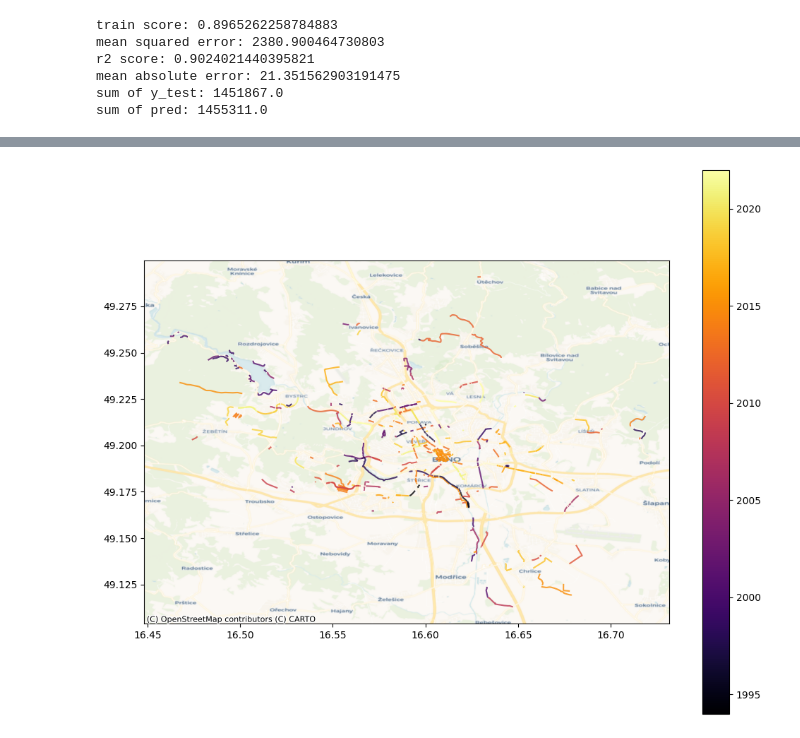
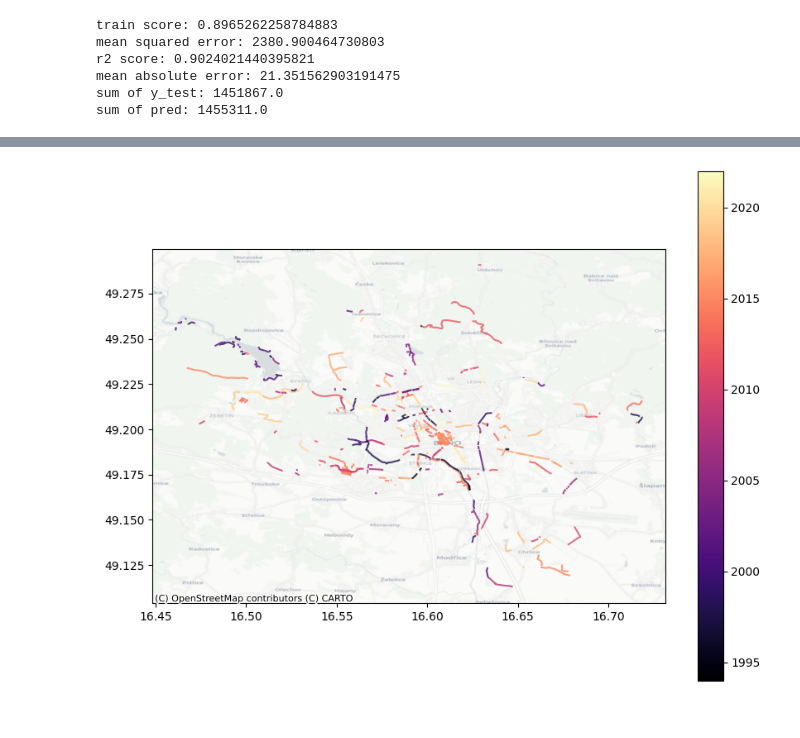
Before and after one commit to matousidc/data_handling, a Jupyter notebook: projekt3.ipynb, the cells around one changed output, grey strips where cells are left out. Cells and saved outputs as stored; diff of their text form; code cells hidden in the pictures.

Commit message:
clustering

```diff
--- a/projekt3.ipynb
+++ b/projekt3.ipynb
@@ -265,3 +220,10 @@ geo_dpnk.head()
 | 2 | 3 | 3516.0 | 10 | 17 | 10 | 49 | 14.0 | {56988C51-BD9B-4AC1-806F-C5DF0CD3... | 0.000821 | ... |
 | 3 | 4 | 4168.0 | 2 | 4 | 2 | 7 | 38.0 | {9A89DC54-871A-47C8-B35F-F5E2AD66... | 0.001342 | ... |
 | 4 | 5 | 4169.0 | 1 | 1 | 1 | 18 | 11.0 | {6245952B-3ADC-4983-A9D6-D3BB6BE6... | 0.000630 | ... |
+# %%
+# ##################################
+# clustering by number of cyclists per road, sum of all years , df = geo_dpnk
+ww = pd.concat([geo_dpnk['centroid'].x, geo_dpnk['centroid'].y], axis=1)
+kmeans = KMeans(n_clusters=8, n_init='auto').fit(ww)
+geo_dpnk['kmeans'] = kmeans.predict(ww)
+geo_dpnk.head()
@@ -267,0 +237,5 @@ geo_dpnk.head()
+# %%
+fig, ax = plt.subplots(figsize=(12,10))
+geo_dpnk =  geo_dpnk.set_geometry('centroid') # chosing to plot centroids
+geo_dpnk.plot(markersize=0.6, ax=ax, column='kmeans', cmap='tab10')
+ctx.add_basemap(ax, crs=joined.crs.to_string(), source=ctx.providers.CartoDB.Positron) #OpenStreetMap.Mapnik # Stamen.Tonerlite
@@ -267,0 +254,10 @@ geo_dpnk.head()
+# %%
+# ##################################################################################
+# joining datasets together, needed to change CRS to metres and then back
+geo_dpnk['geometry'] = geo_dpnk['geometry'].to_crs(crs=3857)
+geo_roads['geometry'] = geo_roads['geometry'].to_crs(crs=3857)
+joined = geopandas.sjoin_nearest(geo_roads, geo_dpnk, distance_col='distance', how='left')
+joined['geometry'] = geo_roads['geometry'].to_crs(crs=4326)
+geo_dpnk['geometry'] = geo_dpnk['geometry'].to_crs(crs=4326)
+geo_roads['geometry'] = geo_roads['geometry'].to_crs(crs=4326)
+joined.iloc[6:].head()
@@ -267,0 +287,11 @@ geo_dpnk.head()
+# %%
+fig, ax = plt.subplots(1,1, figsize=(10,8))
+# geo_roads.plot(ax=ax, column='rok_realizace', alpha=0.8, label='cykloopatreni', legend=True, cmap='magma')
+# geo_roads['centroid'].plot(ax=ax, color='tab:red', markersize=6, label='centroids')
+# geo_roads['centroid'][geo_roads['rok_realizace'] > 2018].plot(ax=ax, color='tab:red', markersize=6, label='centroids')
+joined[joined['ObjectId'] == 6].plot(ax=ax, color='tab:red')
+# geo_roads[geo_roads['ObjectId'] == 6].plot(ax=ax, color='tab:blue', ls=':', markersize=20)
+# geo_roads[geo_roads['ObjectId'].isin([6])].plot(ax=ax, color='tab:blue', ls=':', markersize=20)
+xx = joined['GID_ROAD'][joined['ObjectId'] == 6]
+geo_dpnk[geo_dpnk['GID_ROAD'].isin(xx)].plot(ax=ax, column='GID_ROAD', cmap='tab10')
+ctx.add_basemap(ax, crs=joined.crs.to_string(), source=ctx.providers.CartoDB.Positron) #OpenStreetMap.Mapnik # Stamen.Tonerlite
@@ -268,10 +300,10 @@ geo_dpnk.head()
 # %%
-fig, ax = plt.subplots(1,1, figsize=(12,10))
+fig, ax = plt.subplots(1,1, figsize=(10,8))
 # geo_roads['geometry'].plot(ax=ax, color='tab:blue', alpha=0.8, label='cykloopatreni') # color='tab:blue'
-plt.set_cmap('inferno')
-geo_roads.plot(ax=ax, column='rok_realizace', alpha=0.8, label='cykloopatreni', legend=True)
+geo_roads.plot(ax=ax, column='rok_realizace', alpha=0.8, label='cykloopatreni', legend=True, cmap='magma')
 # geo_roads['centroid'].plot(ax=ax, color='tab:red', markersize=6, label='centroids')
+# geo_roads['centroid'][geo_roads['rok_realizace'] > 2018].plot(ax=ax, color='tab:red', markersize=6, label='centroids')
 # geo_dpnk['centroid'].plot(ax=ax, color='tab:green', markersize=2, label='centroids')
-ctx.add_basemap(ax, crs=geo_roads.crs.to_string(), source=ctx.providers.CartoDB.Voyager, alpha=0.9) #OpenStreetMap.Mapnik # Stamen.Tonerlite
+ctx.add_basemap(ax, crs=geo_roads.crs.to_string(), source=ctx.providers.CartoDB.Positron, alpha=0.9) #OpenStreetMap.Mapnik # Stamen.Tonerlite
 # %% [output]
-[figure, old version]
+[figure, new version]
```
Also changed, not shown: parts of 19 cells of this notebook.
